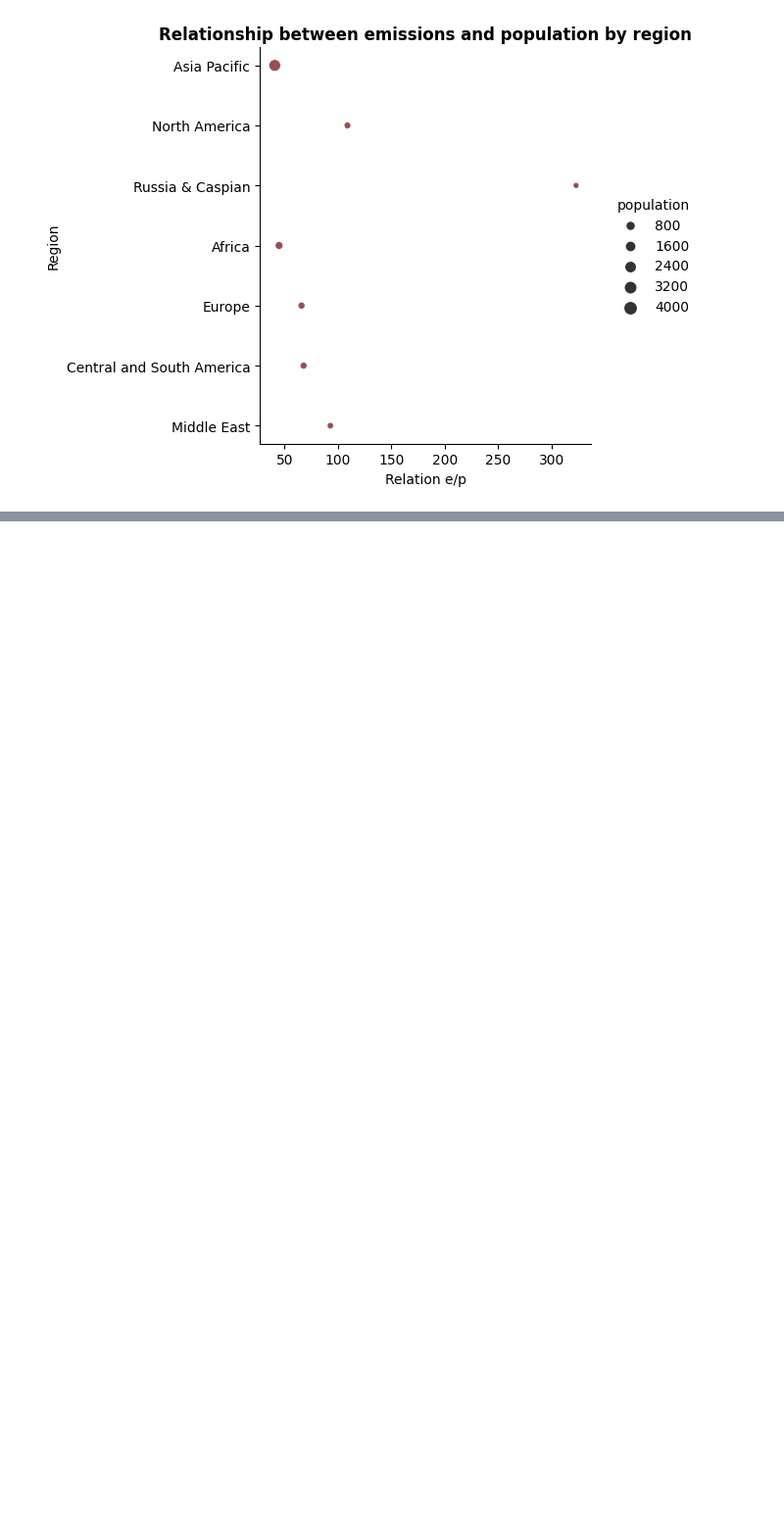
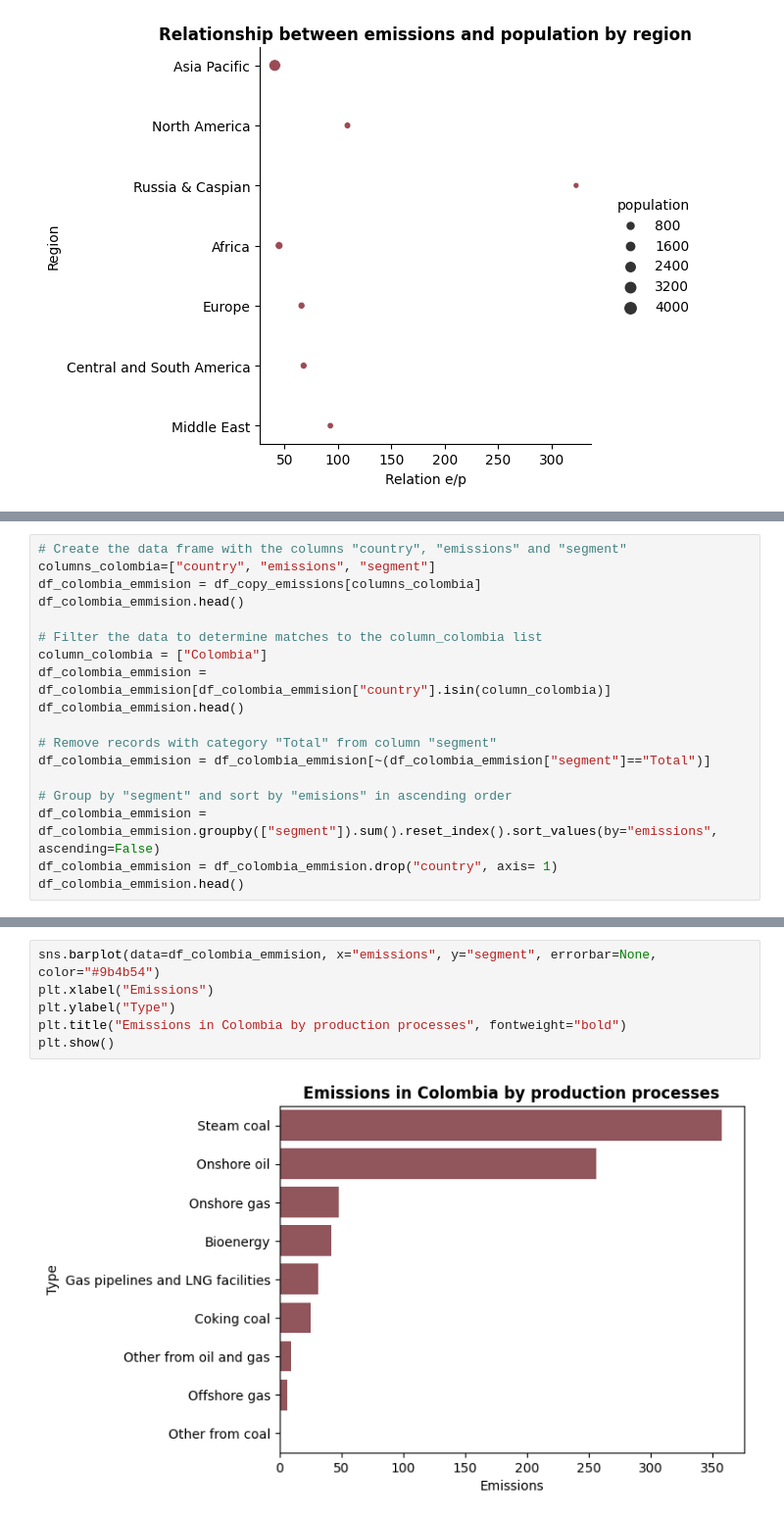
Before and after one commit to William-CCS96/matplotlib_seaborn_libraries_global_methane_emissions, a Jupyter notebook: notebooks/0_0_matplotlib_seaborn-libraries_global_methane_emissions.ipynb, the cells around one changed output, grey strips where cells are left out. Shown: that part at 98% size. Saved outputs shown, nothing was run; the diff lists cells and outputs as text; blank space fills up the shorter version.

```diff
--- a/notebooks/0_0_matplotlib_seaborn-libraries_global_methane_emissions.ipynb
+++ b/notebooks/0_0_matplotlib_seaborn-libraries_global_methane_emissions.ipynb
@@ -311,0 +410,18 @@ sns.barplot(data=df_us_chi_rus_emmision, x="emissions",y="country", hue="segment
+# %%
+# Create the data frame with the columns "country", "emissions" and "segment"
+columns_colombia=["country", "emissions", "segment"]
+df_colombia_emmision = df_copy_emissions[columns_colombia]
+df_colombia_emmision.head()
+
+# Filter the data to determine matches to the column_colombia list
+column_colombia = ["Colombia"]
+df_colombia_emmision = df_colombia_emmision[df_colombia_emmision["country"].isin(column_colombia)]
+df_colombia_emmision.head()
+
+# Remove records with category "Total" from column "segment"
+df_colombia_emmision = df_colombia_emmision[~(df_colombia_emmision["segment"]=="Total")]
+
+# Group by "segment" and sort by "emisions" in ascending order
+df_colombia_emmision = df_colombia_emmision.groupby(["segment"]).sum().reset_index().sort_values(by="emissions", ascending=False)
+df_colombia_emmision = df_colombia_emmision.drop("country", axis= 1)
+df_colombia_emmision.head()
@@ -311,0 +435,8 @@ sns.barplot(data=df_us_chi_rus_emmision, x="emissions",y="country", hue="segment
+# %%
+sns.barplot(data=df_colombia_emmision, x="emissions", y="segment", errorbar=None, color="#9b4b54")
+plt.xlabel("Emissions")
+plt.ylabel("Type")
+plt.title("Emissions in Colombia by production processes", fontweight="bold")
+plt.show()
+# %% [output]
+[figure, added]
```
Also changed, not shown: parts of 60 cells of this notebook, 2 other files.
